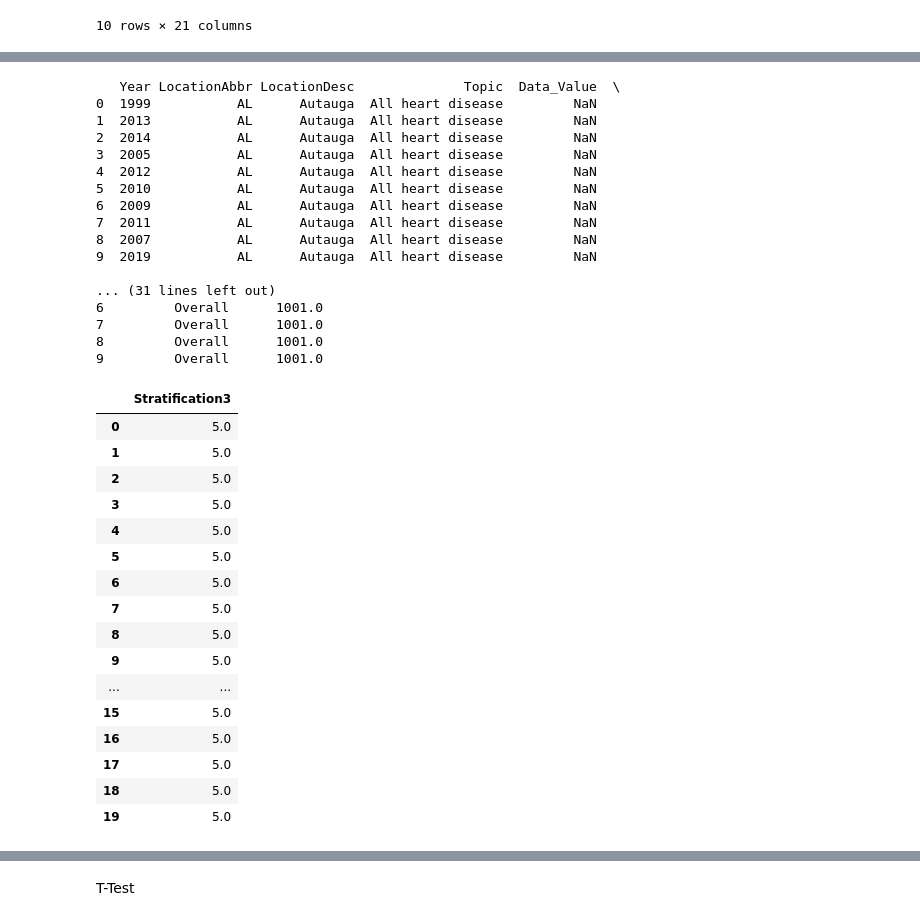
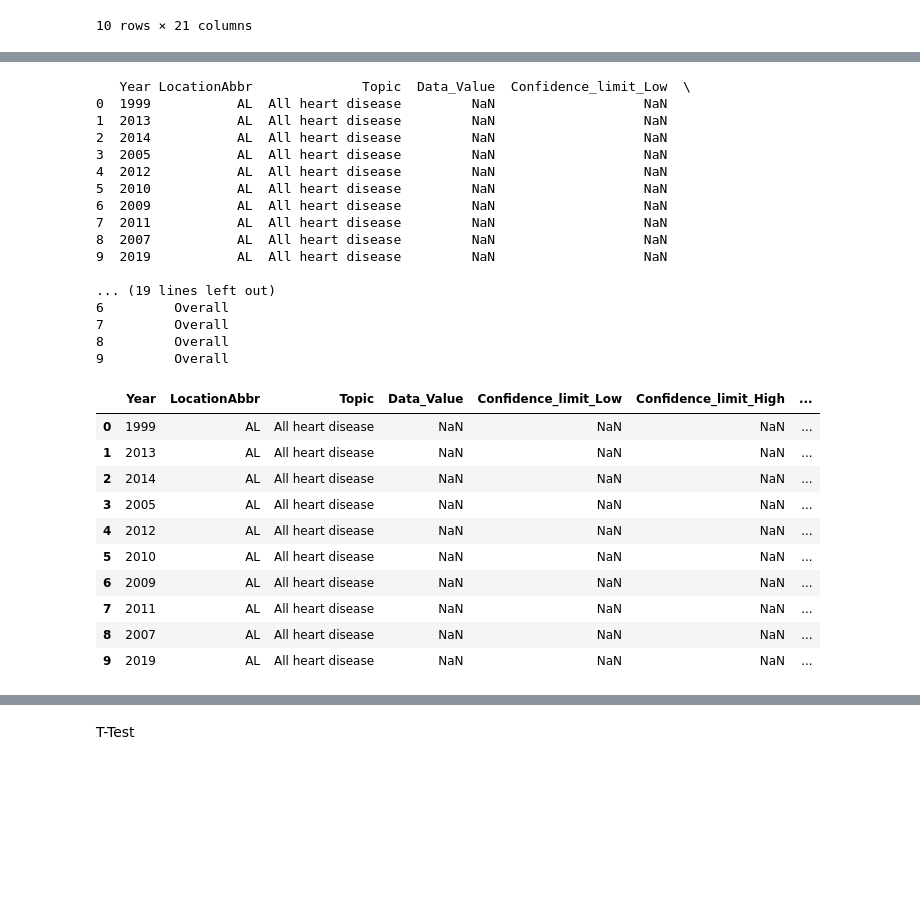
Before and after one commit to angiew-02/AHI-Capstone-Project, a Jupyter notebook: AHI_Capstone_25'.ipynb, the cells around one changed output, grey strips where cells are left out. Cells and saved outputs as stored; diff of their text form; code cells hidden in the pictures; blank space fills up the shorter version.

```diff
--- a/AHI_Capstone_25'.ipynb
+++ b/AHI_Capstone_25'.ipynb
@@ -123,58 +123,41 @@ heartdisease.replace('?', np.nan, inplace=True)
 heartdisease.drop_duplicates(inplace=True)
 # %%
 columns_to_drop = [
-    'StratificationCategory1', 'StratificationCategory2', 'StratificationCategory3',
-    'DataSource','GeographicLevel','Class','Data_Value_Unit','Data_value_Type',
-    'Data_Value_Footnote_Symbol','Data_Value_Footnote'
+     'LocationDesc', 'GeographicLevel', 'DataSource', 'Class','Data_Value_Unit', 'Data_Value_Type','Data_Value_Footnote','StratificationCategory1', 'StratificationCategory2','StratificationCategory3','LocationID','Data_Value_Footnote_Symbol'
 ]
 # Drop only existing columns
 existing_cols = [col for col in columns_to_drop if col in heartdisease.columns]
 heartdisease_cleaned = heartdisease.drop(columns=existing_cols)
 print(heartdisease_cleaned.head(10))
 # %% [output]
-   Year LocationAbbr LocationDesc              Topic  Data_Value  \
-0  1999           AL      Autauga  All heart disease         NaN
-1  2013           AL      Autauga  All heart disease         NaN
-2  2014           AL      Autauga  All heart disease         NaN
-3  2005           AL      Autauga  All heart disease         NaN
-4  2012           AL      Autauga  All heart disease         NaN
-5  2010           AL      Autauga  All heart disease         NaN
-6  2009           AL      Autauga  All heart disease         NaN
-7  2011           AL      Autauga  All heart disease         NaN
-8  2007           AL      Autauga  All heart disease         NaN
-9  2019           AL      Autauga  All heart disease         NaN
+   Year LocationAbbr              Topic  Data_Value  Confidence_limit_Low  \
+0  1999           AL  All heart disease         NaN                   NaN
+1  2013           AL  All heart disease         NaN                   NaN
+2  2014           AL  All heart disease         NaN                   NaN
+3  2005           AL  All heart disease         NaN                   NaN
+4  2012           AL  All heart disease         NaN                   NaN
+5  2010           AL  All heart disease         NaN                   NaN
+6  2009           AL  All heart disease         NaN                   NaN
+7  2011           AL  All heart disease         NaN                   NaN
+8  2007           AL  All heart disease         NaN                   NaN
+9  2019           AL  All heart disease         NaN                   NaN
 
-... (31 lines left out)
-6         Overall      1001.0
-7         Overall      1001.0
-8         Overall      1001.0
-9         Overall      1001.0
+... (19 lines left out)
+6         Overall
+7         Overall
+8         Overall
+9         Overall
-# %%
-# Define the mapping gender to numeric midpoints
-# Step 3: Convert gender to numerical midpoints
-Stratification3_mapping = {
-    'Overall': 5,
-    'Male': 15,
-    'Female': 25,
-}
-heartdisease_cleaned['Stratification3'] = heartdisease_cleaned['Stratification3'].map(Stratification3_mapping)
-# Preview to confirm
-heartdisease_cleaned[['Stratification3']].head(20)
-# %% [output]
-|  | Stratification3 |
-| 0 | 5.0 |
-| 1 | 5.0 |
-| 2 | 5.0 |
-| 3 | 5.0 |
-| 4 | 5.0 |
-| 5 | 5.0 |
-| 6 | 5.0 |
-| 7 | 5.0 |
-| 8 | 5.0 |
-| 9 | 5.0 |
-| ... | ... |
-| 15 | 5.0 |
-| 16 | 5.0 |
-| 17 | 5.0 |
-| 18 | 5.0 |
-| 19 | 5.0 |
+# %%
+heartdisease_cleaned.head(10)
+# %% [output]
+|  | Year | LocationAbbr | Topic | Data_Value | Confidence_limit_Low | Confidence_limit_High | ... |
+| 0 | 1999 | AL | All heart disease | NaN | NaN | NaN | ... |
+| 1 | 2013 | AL | All heart disease | NaN | NaN | NaN | ... |
+| 2 | 2014 | AL | All heart disease | NaN | NaN | NaN | ... |
+| 3 | 2005 | AL | All heart disease | NaN | NaN | NaN | ... |
+| 4 | 2012 | AL | All heart disease | NaN | NaN | NaN | ... |
+| 5 | 2010 | AL | All heart disease | NaN | NaN | NaN | ... |
+| 6 | 2009 | AL | All heart disease | NaN | NaN | NaN | ... |
+| 7 | 2011 | AL | All heart disease | NaN | NaN | NaN | ... |
+| 8 | 2007 | AL | All heart disease | NaN | NaN | NaN | ... |
+| 9 | 2019 | AL | All heart disease | NaN | NaN | NaN | ... |
```
Also changed, not shown: parts of 18 cells of this notebook.
